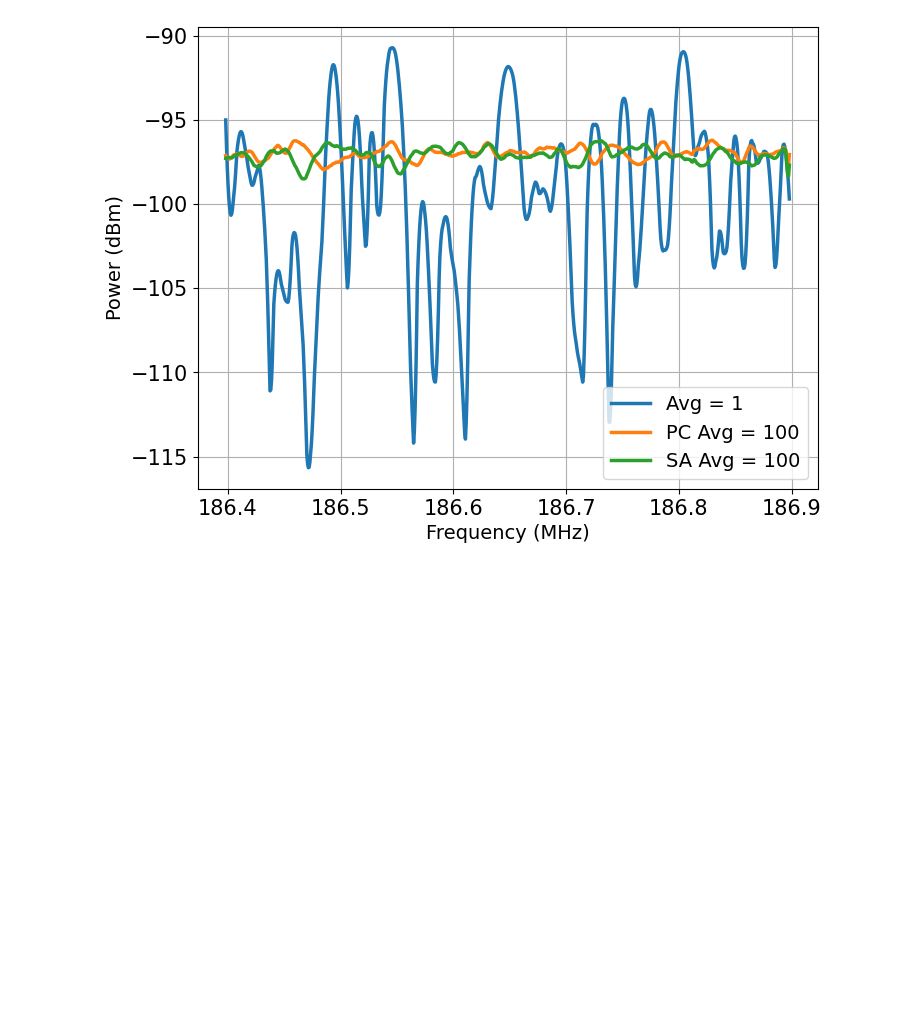
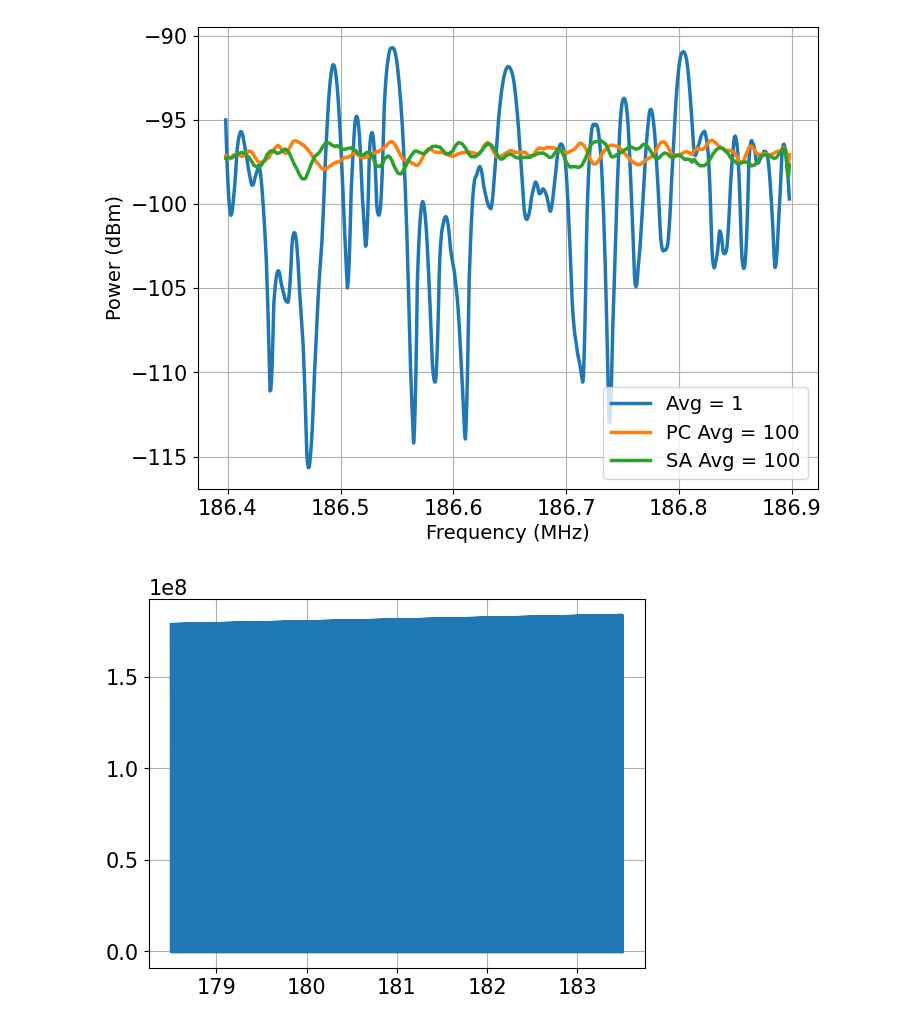
Before and after one commit to Andris-Huang/edes, a Jupyter notebook: edes/modules/spectrum_analyzer/FFT_scan.ipynb, the cells around one changed output. Cells and saved outputs as stored; diff of their text form; code cells hidden in the pictures; blank space fills up the shorter version.

```diff
--- a/edes/modules/spectrum_analyzer/FFT_scan.ipynb
+++ b/edes/modules/spectrum_analyzer/FFT_scan.ipynb
@@ -11,7 +11,7 @@ rm = visa.ResourceManager()
 ## uncomment the following if full address not known
 # instruments = rm.list_resources()
 # usb = list(filter(lambda x: 'USB' in x, instruments))
-SSA = rm.open_resource('TCPIP::192.168.169.121::INSTR')
+SSA = rm.open_resource('TCPIP::192.168.169.161::INSTR')
 print(SSA.query("*IDN?"))
 # %% [output]
 Siglent Technologies,SSA3032X-R,SSA5PA1Q800415,3.2.2.6.0R10
@@ -97,3 +97,16 @@ plt.legend()
 plt.show()
 # %% [output]
 [figure]
+# %%
+SSA.write(":INSTrument VNA")
+SSA.write(":INITiate:IMMediate")
+SSA.write(":FORMat:TRACe:DATA ASCii")
+data_str_C = SSA.query(":TRAC1:DATA?")
+data_arr_C = np.array([float(val) for val in data_str_C.split(',')])
+# %%
+freq_start = 178.5
+freq_stop = 183.5
+f = np.linspace(freq_start, freq_stop, len(data_arr_C))
+plot(f, data_arr_C)
+# %% [output]
+[figure, added]
```
Also changed, not shown: parts of 2 cells of this notebook, 11 other files.
